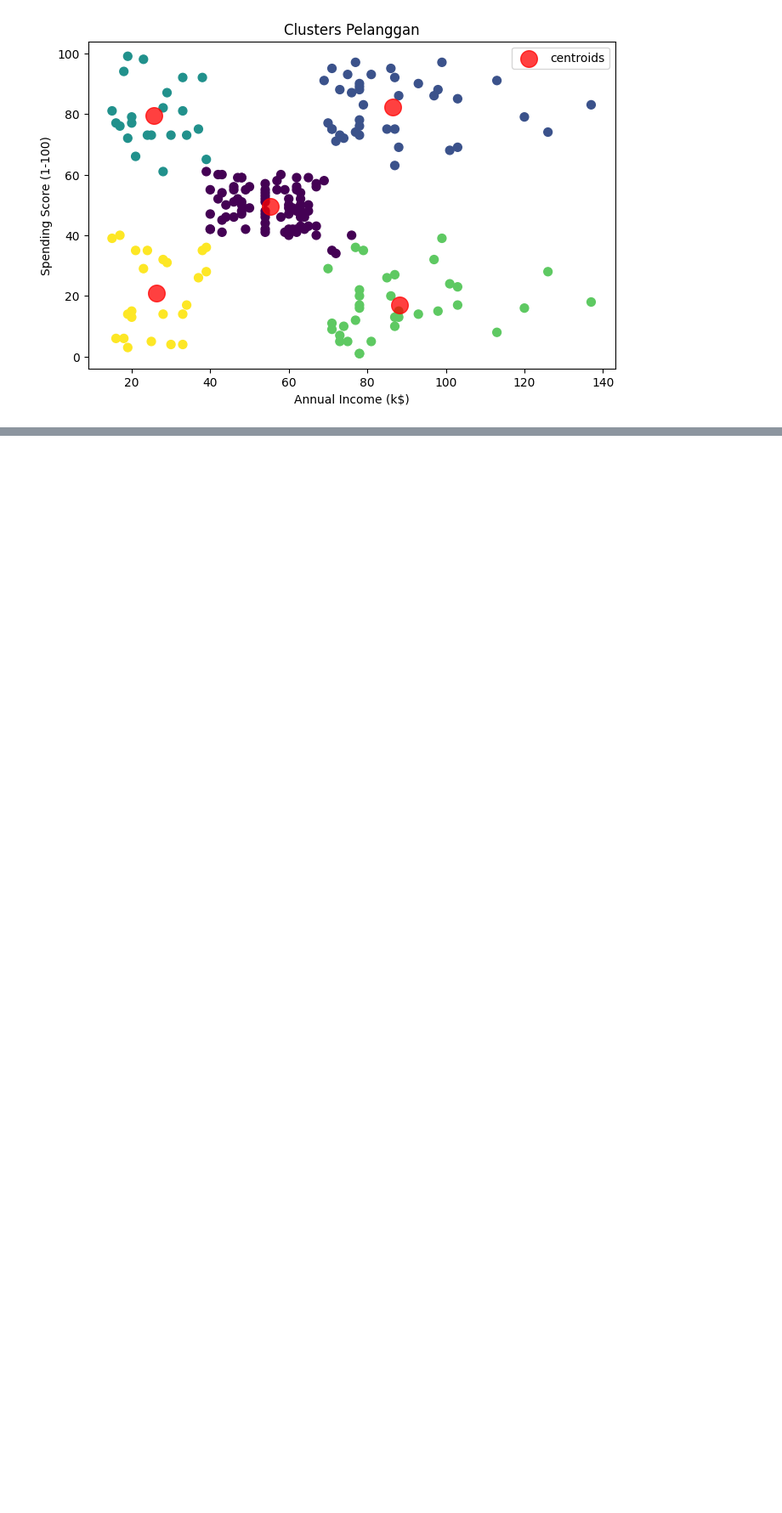
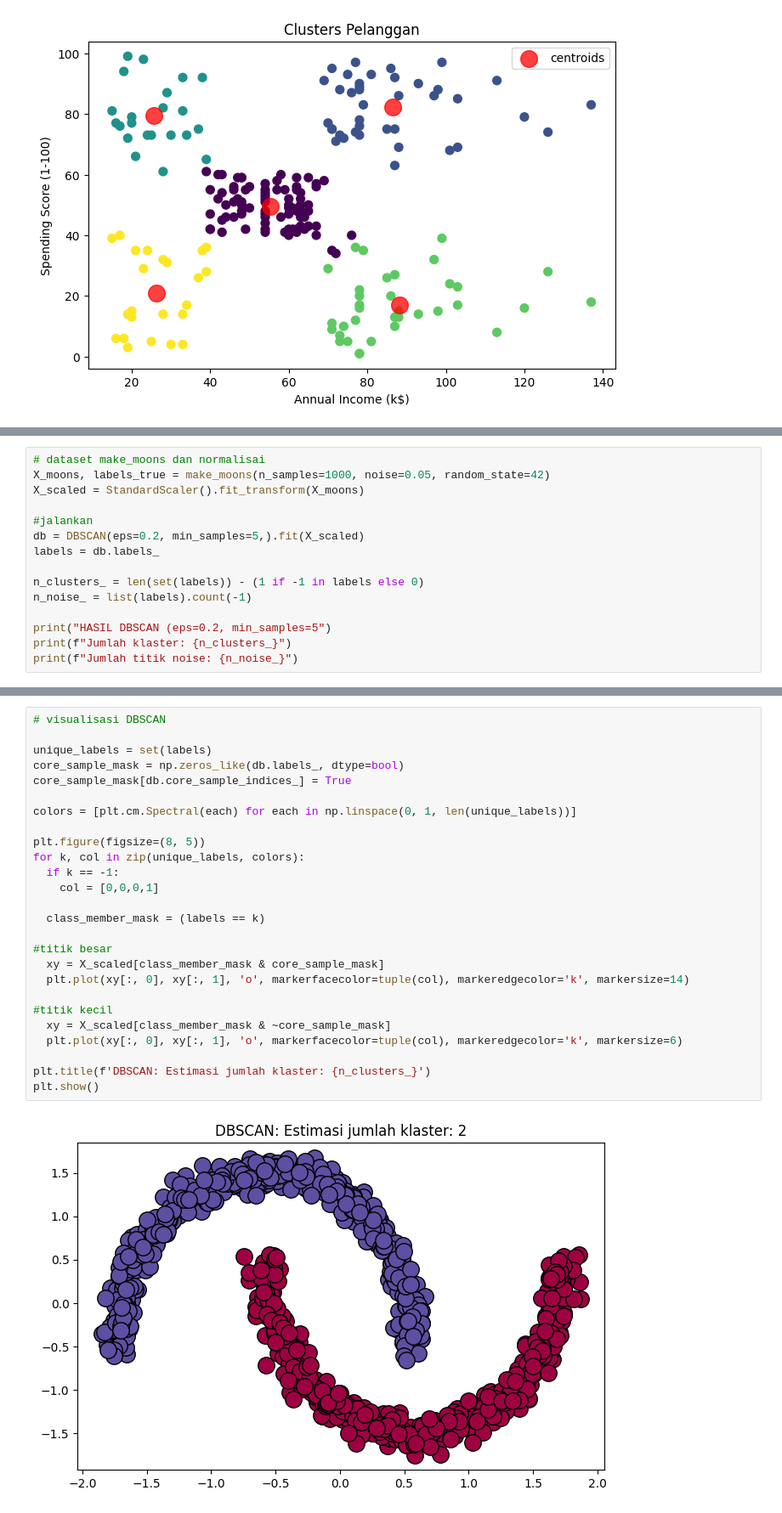
Before and after one commit to Zuhdiaja/244107020017_Machine_Learning, a Jupyter notebook: JS04/JS4_TugasPraktikum.ipynb, the cells around one changed output, grey strips where cells are left out. Shown at 85% size. Drawn from its saved outputs; the diff is of its cells as text; blank space fills up the shorter version.

Commit message:
tugas pribadi DBSCAN

```diff
--- a/JS04/JS4_TugasPraktikum.ipynb
+++ b/JS04/JS4_TugasPraktikum.ipynb
@@ -57,0 +65,15 @@ plt.show()
+# %%
+# dataset make_moons dan normalisai
+X_moons, labels_true = make_moons(n_samples=1000, noise=0.05, random_state=42)
+X_scaled = StandardScaler().fit_transform(X_moons)
+
+#jalankan
+db = DBSCAN(eps=0.2, min_samples=5,).fit(X_scaled)
+labels = db.labels_
+
+n_clusters_ = len(set(labels)) - (1 if -1 in labels else 0)
+n_noise_ = list(labels).count(-1)
+
+print("HASIL DBSCAN (eps=0.2, min_samples=5")
+print(f"Jumlah klaster: {n_clusters_}")
+print(f"Jumlah titik noise: {n_noise_}")
@@ -57,0 +102,28 @@ plt.show()
+# %%
+# visualisasi DBSCAN
+
+unique_labels = set(labels)
+core_sample_mask = np.zeros_like(db.labels_, dtype=bool)
+core_sample_mask[db.core_sample_indices_] = True
+
+colors = [plt.cm.Spectral(each) for each in np.linspace(0, 1, len(unique_labels))]
+
+plt.figure(figsize=(8, 5))
+for k, col in zip(unique_labels, colors):
+  if k == -1:
+    col = [0,0,0,1]
+
+  class_member_mask = (labels == k)
+
+#titik besar
+  xy = X_scaled[class_member_mask & core_sample_mask]
+  plt.plot(xy[:, 0], xy[:, 1], 'o', markerfacecolor=tuple(col), markeredgecolor='k', markersize=14)
+
+#titik kecil
+  xy = X_scaled[class_member_mask & ~core_sample_mask]
+  plt.plot(xy[:, 0], xy[:, 1], 'o', markerfacecolor=tuple(col), markeredgecolor='k', markersize=6)
+
+plt.title(f'DBSCAN: Estimasi jumlah klaster: {n_clusters_}')
+plt.show()
+# %% [output]
+[figure, added]
```
Also changed, not shown: parts of 5 cells of this notebook.
